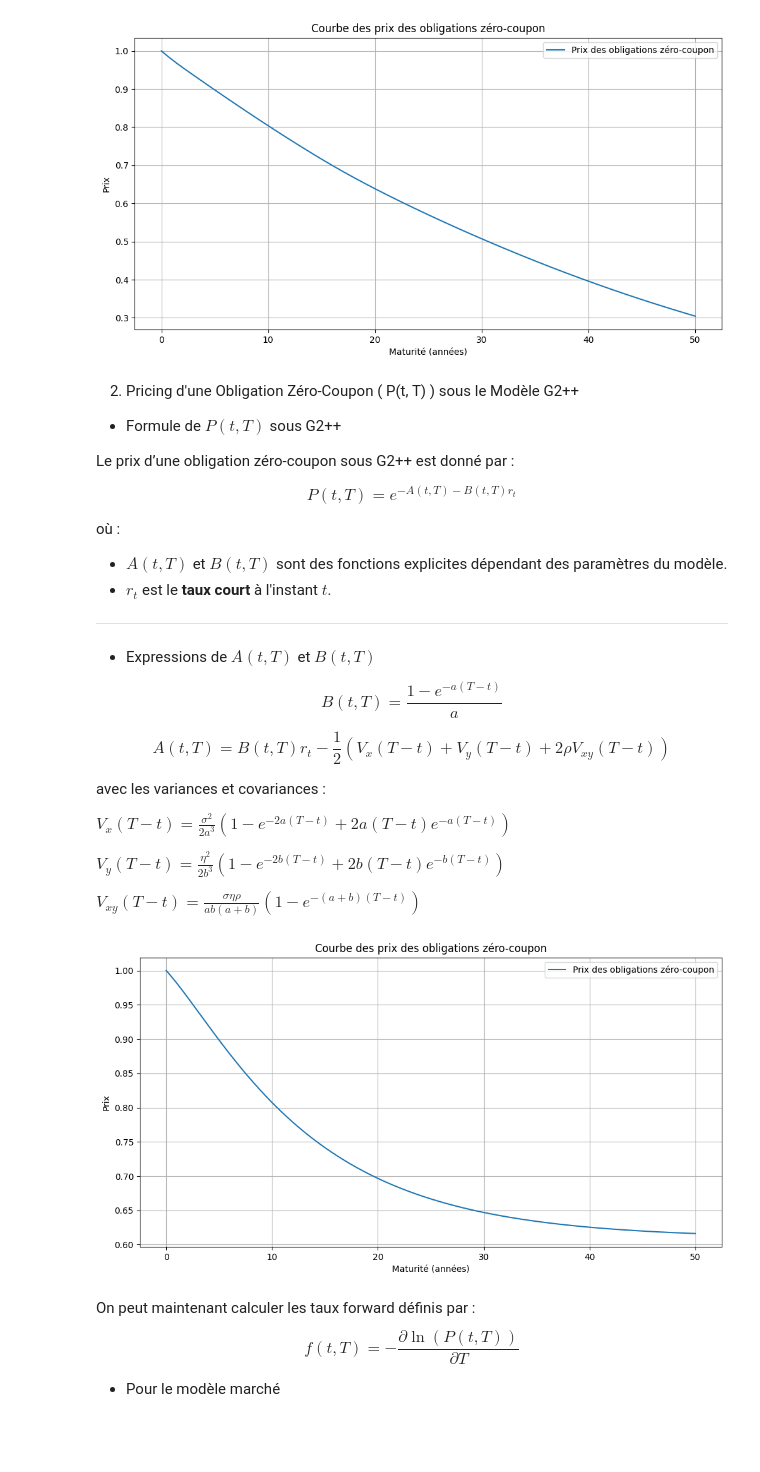
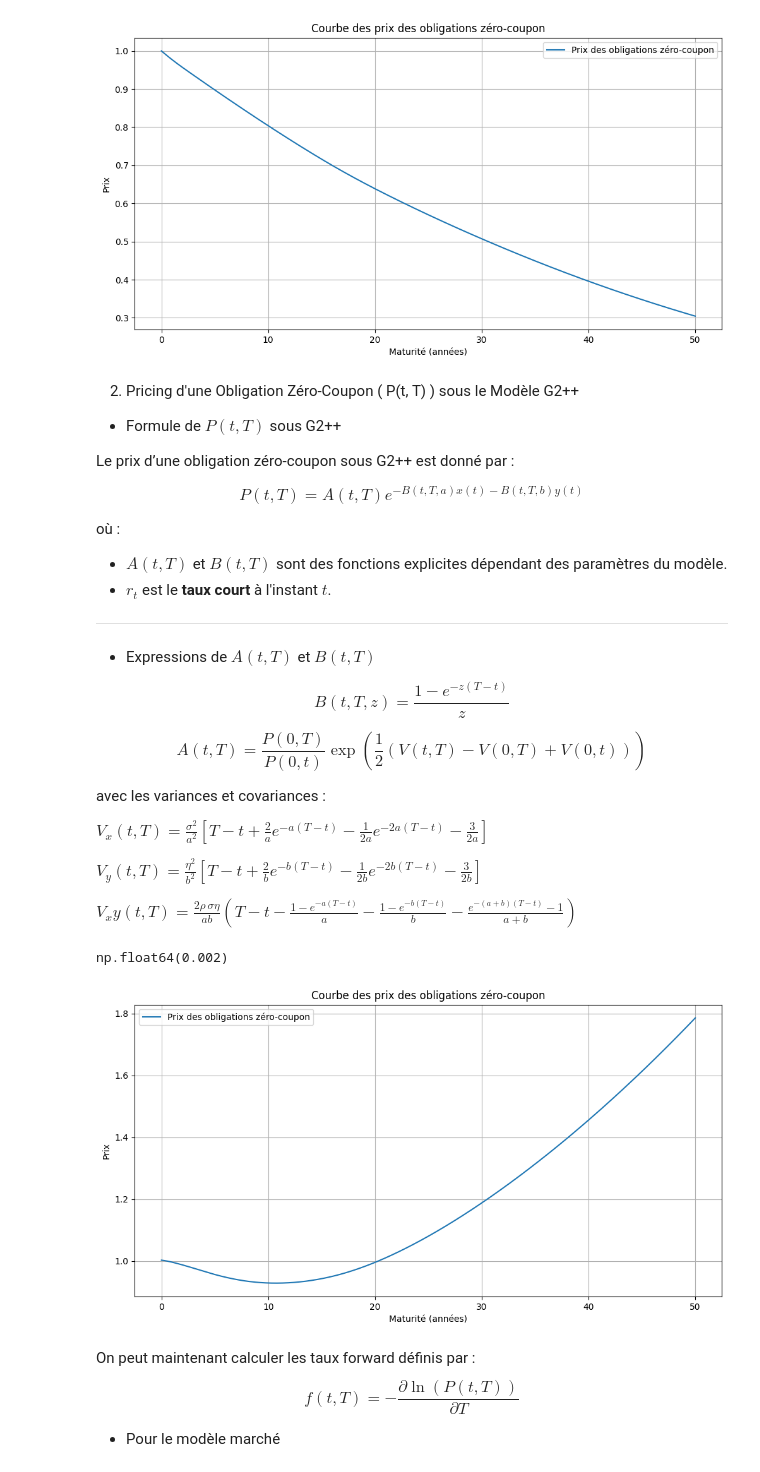
Before and after one commit to massine-djn/StatApp_GSE, a Jupyter notebook: main.ipynb, the cells around one changed output. Cells and saved outputs as stored; diff of their text form; code cells hidden in the pictures; blank space fills up the shorter version.

```diff
--- a/main.ipynb
+++ b/main.ipynb
@@ -413,7 +416,7 @@ plt.show()
 Le prix d’une obligation zéro-coupon sous G2++ est donné par :
 
 $$
-P(t, T) = e^{-A(t,T) - B(t,T) r_t}
+P(t,T) = A(t,T)e^{-B(t,T,a)x(t)-B(t,T,b)y(t)}
 $$
 
 où :
@@ -424,78 +427,93 @@ où :
 - Expressions de $ A(t,T) $ et $ B(t,T) $
 
 $$
-B(t,T) = \frac{1 - e^{-a (T-t)}}{a}
+B(t,T,z) = \frac{1 - e^{-z (T-t)}}{z}
 $$
 
 $$
-A(t,T) = B(t,T) r_t - \frac{1}{2} \left( V_x(T-t) + V_y(T-t) + 2 \rho V_{xy}(T-t) \right)
+A(t,T) = \frac{P(0,T)}{P(0,t)} \exp\left(\frac{1}{2}\left(V(t,T) - V(0,T) + V(0,t)\right)\right)
 $$
 
 avec les variances et covariances :
 
 $
-V_x(T-t) = \frac{\sigma^2}{2a^3} \left( 1 - e^{-2a (T-t)} + 2a (T-t) e^{-a (T-t)} \right)
+V_x(t,T) = \frac{\sigma^2}{a^2} \left[ T - t + \frac{2}{a} e^{-a(T - t)} - \frac{1}{2a} e^{-2a(T - t)} - \frac{3}{2a} \right]
 $
 
 $
-V_y(T-t) = \frac{\eta^2}{2b^3} \left( 1 - e^{-2b (T-t)} + 2b (T-t) e^{-b (T-t)} \right)
+V_y(t,T) = \frac{\eta^2}{b^2} \left[ T - t + \frac{2}{b} e^{-b(T - t)} - \frac{1}{2b} e^{-2b(T - t)} - \frac{3}{2b} \right]
 $
 
 $
-V_{xy}(T-t) = \frac{\sigma \eta \rho}{a b (a + b)} \left( 1 - e^{-(a+b) (T-t)} \right)
+V_xy(t,T) = \frac{2\rho\,\sigma\eta}{a b}\left(T - t - \frac{1 - e^{-a(T - t)}}{a} - \frac{1 - e^{-b(T - t)}}{b} - \frac{e^{-(a + b)(T - t)} - 1}{a + b}\right)
 $
 # %%
 # Fonctions de calcul des facteurs de B(t, T, z)
-def B(t, T, a):
-    return (1 - np.exp(-a * (T - t))) / a
+def B(t, T, z):
+    return (1 - np.exp(-z * (T - t))) / z
 
 
 # Fonctions de calcul des variances et covariances
-def var_x(t, a, sigma):
-    return (sigma**2 / (2 * a**3)) * (1 - np.exp(-2 * a * t) + 2 * a * t * np.exp(-a * t))
+def var_x(t,T, a, sigma):
+    return (sigma**2 / (a**2)) * ((T-t) + (2/a) * np.exp(- a * (T-t)) - (1/(2*a)) * np.exp(-2*a * (T-t)) - (3/(2*a)))
 
-def var_y(t, b, eta):
-    return (eta**2 / (2 * b**3)) * (1 - np.exp(-2 * b * t) + 2 * b * t * np.exp(-b * t))
+def var_y(t,T, b, eta):
+    return (eta**2 / (b**2)) * ((T-t) + (2/b) * np.exp(- b * (T-t)) - (1/(2*b)) * np.exp(-2*b * (T-t)) - (3/(2*b)))
 
-def cov_xy(t, a, b, sigma, eta, rho):
-    return (sigma * eta * rho / (a * b * (a + b))) * (1 - np.exp(-(a + b) * t))
+def cov_xy(t,T, a, b, sigma, eta, rho):
+    return (2 * sigma * eta * rho / (a * b )) * ((T-t) + ((np.exp(- a * (T-t)) - 1) / a) + ((np.exp(- b * (T-t)) - 1) / b) - (np.exp(-(a + b) * (T-t)) - 1)/ a + b)
 
 
+def V(t,T, a, b, sigma, eta, rho):
+    V_x = var_x(t,T, a, sigma)
+    V_y = var_y(t,T, b, eta)
+    V_xy = cov_xy(t,T, a, b, sigma, eta, rho)
+    return V_x + V_y + V_xy
 
 # Fonction de calcul des facteurs A(t, T, a, b, sigma, eta, rho)
 def A(t, T, a, b, sigma, eta, rho, r):
-    B_tT = B(t, T, a)
-    V_x = var_x(T - t, a, sigma)
-    V_y = var_y(T - t, b, eta)
-    V_xy = cov_xy(T - t, a, b, sigma, eta, rho)
+
+    V_t_T = V(t, T, a, b, sigma, eta, rho)
+    V_0_T = V(0, T, a, b, sigma, eta, rho)
+    V_0_t = V(0, t, a, b, sigma, eta, rho)
     r_t = r[t]
+    P_0_T = prices_zero_coupon_marche[T]
+    P_0_t = prices_zero_coupon_marche[t]
 
-
-    A_tT = B_tT * r_t - 0.5 * (V_x + V_y + 2 * rho * V_xy)
+    A_tT = (P_0_T/P_0_t)* np.exp(0.5 * (V_t_T + V_0_T + 2 * rho * V_0_t))
 
     return A_tT
+
+V_t_T = V(0, 0, a, b, sigma, eta, rho)
+V_t_T
+# %% [output]
+np.float64(0.002)
 # %%
-def prix_zero_coupon(t, T, a, b, sigma, eta, rho, r):
+def prix_zero_coupon(t, T, a, b, sigma, eta, rho, x, y):
     A_tT = A(t, T, a, b, sigma, eta, rho, r)
-    B_tT = B(t, T, a)
+    B_tT_a = B(t, T, a)
+    B_tT_b = B(t, T, b)
+
     r_t = r[t]
+    x_t = x[t]
+    y_t = y[t]
 
-    return np.exp(-A_tT - B_tT * r_t)
+    return A_tT * np.exp( - B_tT_a * x_t - B_tT_b  * y_t)
 
 # Calcul des prix des obligations zéro-coupon P(0, T)
-zero_coupon_prices = {T : prix_zero_coupon(0, T, a, b, sigma, eta, rho, r) for T in t_grid}
+zero_coupon_prices = {T : prix_zero_coupon(0, T, a, b, sigma, eta, rho, x, y) for T in t_grid}
 
 # Affichage des résultats
 plt.figure(figsize=(12, 6))
 plt.plot(maturities_interpol, zero_coupon_prices.values(), label='Prix des obligations zéro-coupon')
 plt.xlabel('Maturité (années)')
 plt.ylabel('Prix')
 plt.legend()
 plt.title('Courbe des prix des obligations zéro-coupon')
 plt.grid()
 plt.show()
 # %% [output]
-[figure, old version]
+[figure, new version]
 # %% [markdown]
 On peut maintenant calculer les taux forward définis par :
 $$
```
Also changed, not shown: parts of 13 cells of this notebook.
